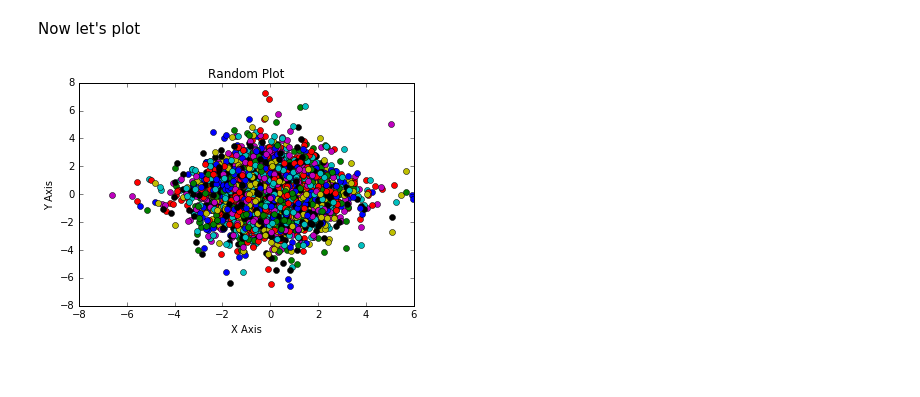
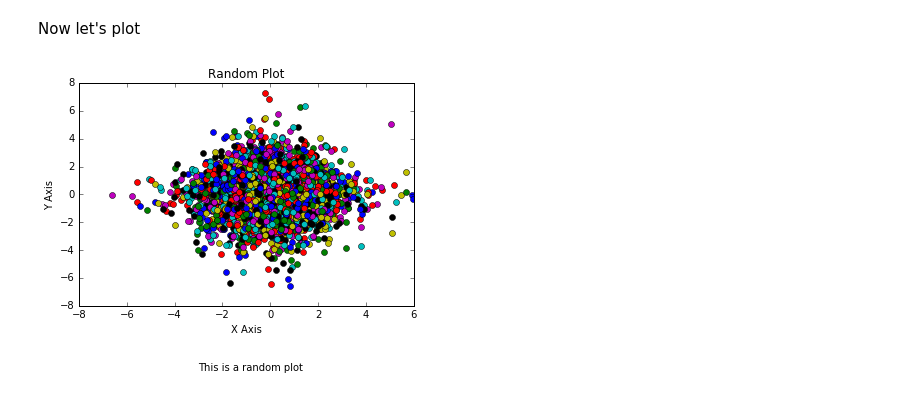
Before and after one commit to scheids1/PUI2017_rls672, a Jupyter notebook: HW1_rls672/HW1_3.ipynb, the cells around one changed output. Cells and saved outputs as stored; diff of their text form; code cells hidden in the pictures; blank space fills up the shorter version.

```diff
--- a/HW1_rls672/HW1_3.ipynb
+++ b/HW1_rls672/HW1_3.ipynb
@@ -92,12 +92,14 @@ Populating the interactive namespace from numpy and matplotlib
 # %% [markdown]
 Now let's plot
 # %%
-plt.xlabel('X Axis')
-plt.ylabel('Y Axis')
-plt.title('Random Plot')
+pl.xlabel('X Axis')
+pl.ylabel('Y Axis')
+pl.title('Random Plot')
+figtext(0.4, -0.1, "This is a random plot")
+
 
 for i in range(50):
     for j in range(100):
         pl.plot(ReprRandAll[i][0][j], ReprRandAll[i][1][j], 'o')
 # %% [output]
-[figure, old version]
+[figure, new version]
```
Also changed, not shown: parts of 1 cell of this notebook, 1 other file.
